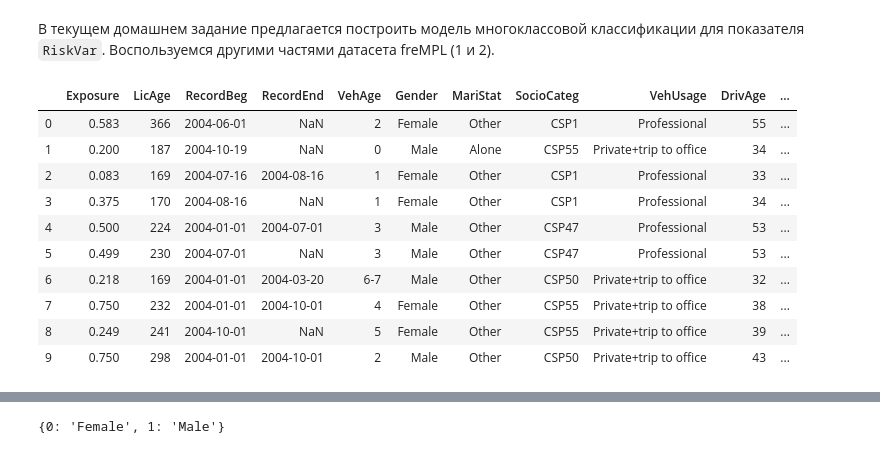
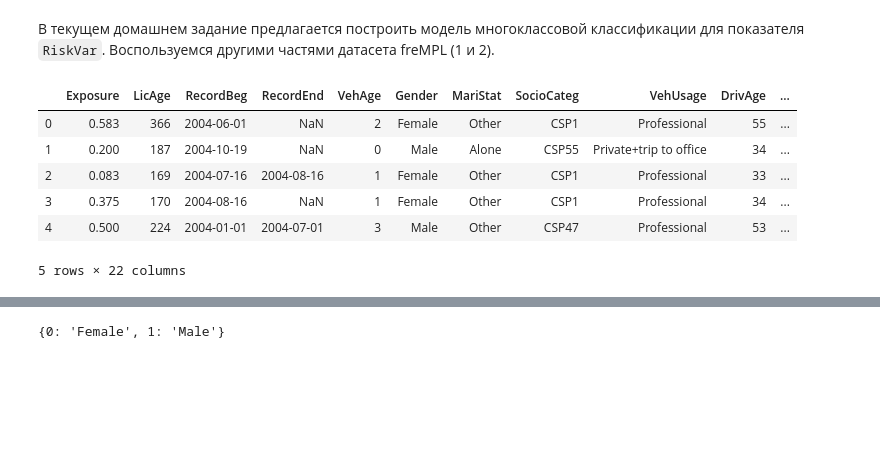
Before and after one commit to annulet/ML, a Jupyter notebook: GB Lesson 3_hw.ipynb, the cells around one changed output, grey strips where cells are left out. Drawn from its saved outputs; the diff is of its cells as text; code cells hidden in the pictures; blank space fills up the shorter version.

```diff
--- a/GB Lesson 3_hw.ipynb
+++ b/GB Lesson 3_hw.ipynb
@@ -23,14 +23,6 @@ def SeriesFactorizer(series):
     reference = {x: i for x, i in enumerate(unique)}
     print(reference)
     return series, reference
-# %%
-pd.options.display.width = 50
-
-pd.options.display.max_colwidth = 50
-
-pd.options.display.width = 1200
-pd.options.display.max_colwidth = 100
-pd.options.display.max_columns = 100
 # %%
 df = pd.read_csv('freMPL-R.csv', low_memory=False)
 # %%
@@ -40,19 +32,15 @@ df.dropna(axis=1, how='all', inplace=True)
 df.drop_duplicates(inplace=True)
 df.reset_index(drop=True, inplace=True)
 # %%
-df.head(10)
+df.head()
 # %% [output]
 |  | Exposure | LicAge | RecordBeg | RecordEnd | VehAge | Gender | MariStat | SocioCateg | VehUsage | DrivAge | ... |
 | 0 | 0.583 | 366 | 2004-06-01 | NaN | 2 | Female | Other | CSP1 | Professional | 55 | ... |
 | 1 | 0.200 | 187 | 2004-10-19 | NaN | 0 | Male | Alone | CSP55 | Private+trip to office | 34 | ... |
 | 2 | 0.083 | 169 | 2004-07-16 | 2004-08-16 | 1 | Female | Other | CSP1 | Professional | 33 | ... |
 | 3 | 0.375 | 170 | 2004-08-16 | NaN | 1 | Female | Other | CSP1 | Professional | 34 | ... |
 | 4 | 0.500 | 224 | 2004-01-01 | 2004-07-01 | 3 | Male | Other | CSP47 | Professional | 53 | ... |
-| 5 | 0.499 | 230 | 2004-07-01 | NaN | 3 | Male | Other | CSP47 | Professional | 53 | ... |
-| 6 | 0.218 | 169 | 2004-01-01 | 2004-03-20 | 6-7 | Male | Other | CSP50 | Private+trip to office | 32 | ... |
-| 7 | 0.750 | 232 | 2004-01-01 | 2004-10-01 | 4 | Female | Other | CSP55 | Private+trip to office | 38 | ... |
-| 8 | 0.249 | 241 | 2004-10-01 | NaN | 5 | Female | Other | CSP55 | Private+trip to office | 39 | ... |
-| 9 | 0.750 | 298 | 2004-01-01 | 2004-10-01 | 2 | Male | Other | CSP50 | Private+trip to office | 43 | ... |
+5 rows × 22 columns
 # %%
 df.iloc[0]
 # %% [output]
```
Also changed, not shown: parts of 13 cells of this notebook.
